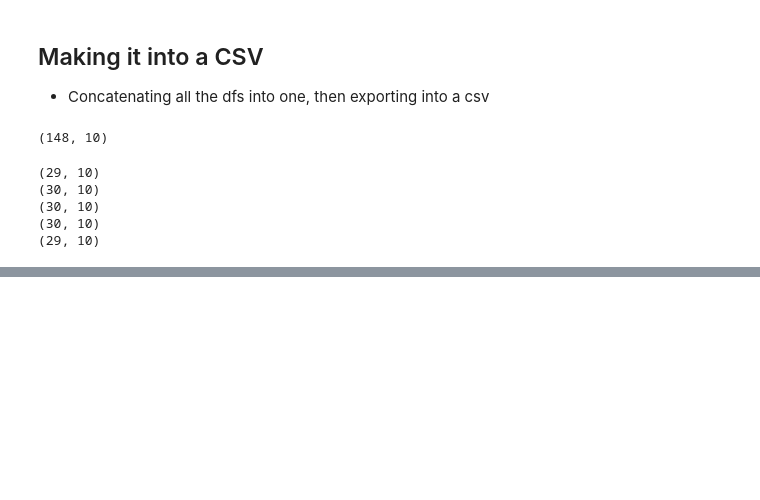
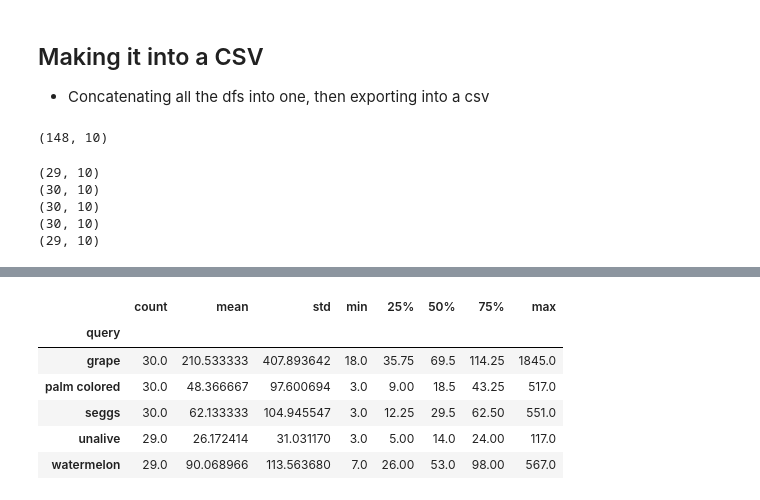
Before and after one commit to Data-Science-for-Linguists-2025/Algospeak-on-Bluesky, a Jupyter notebook: getting_bsky_data.ipynb, the cells around one changed output, grey strips where cells are left out. Cells and saved outputs as stored; diff of their text form; code cells hidden in the pictures; blank space fills up the shorter version.

```diff
--- a/getting_bsky_data.ipynb
+++ b/getting_bsky_data.ipynb
@@ -252,0 +275,10 @@ algospeak_top_df.to_csv('algospeak_top_posts.csv', index=False)
+# %%
+algospeak_top_df.groupby('query')['likes'].describe()
+# %% [output]
+|  | count | mean | std | min | 25% | 50% | 75% | max |
+| query |  |  |  |  |  |  |  |  |
+| grape | 30.0 | 210.533333 | 407.893642 | 18.0 | 35.75 | 69.5 | 114.25 | 1845.0 |
+| palm colored | 30.0 | 48.366667 | 97.600694 | 3.0 | 9.00 | 18.5 | 43.25 | 517.0 |
+| seggs | 30.0 | 62.133333 | 104.945547 | 3.0 | 12.25 | 29.5 | 62.50 | 551.0 |
+| unalive | 29.0 | 26.172414 | 31.031170 | 3.0 | 5.00 | 14.0 | 24.00 | 117.0 |
+| watermelon | 29.0 | 90.068966 | 113.563680 | 7.0 | 26.00 | 53.0 | 98.00 | 567.0 |
```
Also changed, not shown: parts of 16 cells of this notebook, 2 other files.
